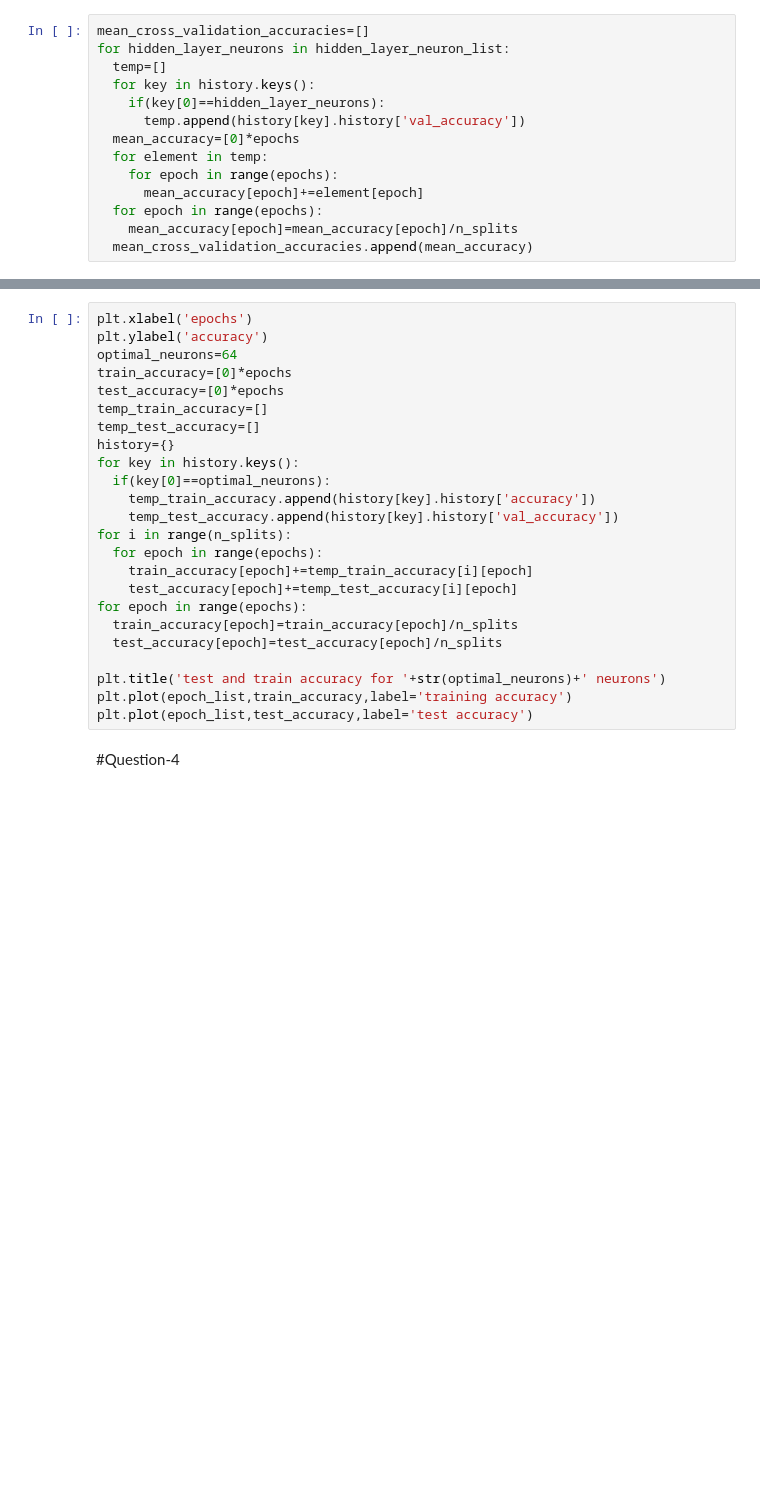
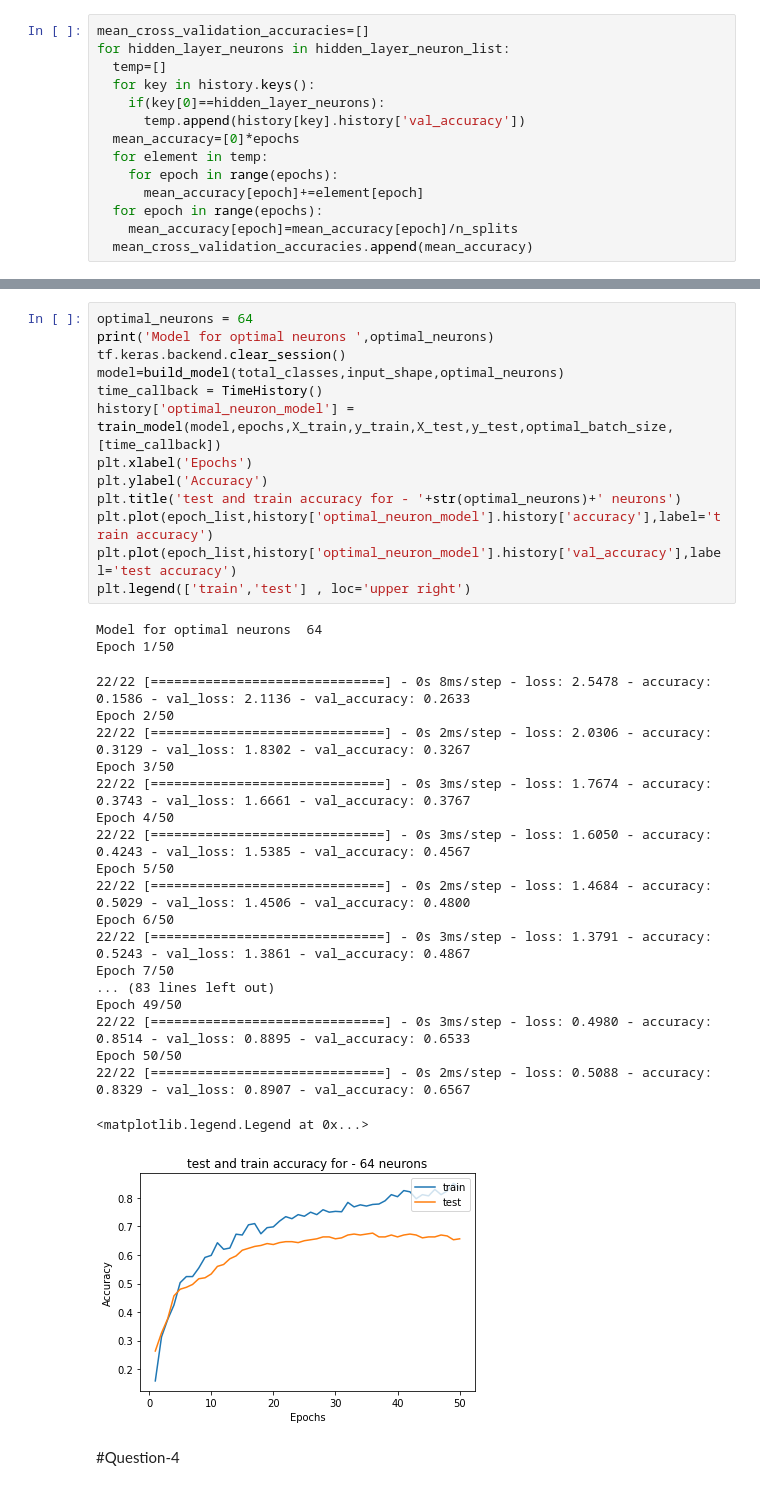
Before and after one commit to kirath2205/Neural-Network-Assignment-1, a Jupyter notebook: start_1a.ipynb, the cells around one changed output, grey strips where cells are left out. Cells and saved outputs as stored; diff of their text form; blank space fills up the shorter version.

```diff
--- a/start_1a.ipynb
+++ b/start_1a.ipynb
@@ -275,27 +348,38 @@ for index in range(len(hidden_layer_neuron_list)):
-# %%
-plt.xlabel('epochs')
-plt.ylabel('accuracy')
-optimal_neurons=64
-train_accuracy=[0]*epochs
-test_accuracy=[0]*epochs
-temp_train_accuracy=[]
-temp_test_accuracy=[]
-history={}
-for key in history.keys():
-  if(key[0]==optimal_neurons):
-    temp_train_accuracy.append(history[key].history['accuracy'])
-    temp_test_accuracy.append(history[key].history['val_accuracy'])
-for i in range(n_splits):
-  for epoch in range(epochs):
-    train_accuracy[epoch]+=temp_train_accuracy[i][epoch]
-    test_accuracy[epoch]+=temp_test_accuracy[i][epoch]
-for epoch in range(epochs):
-  train_accuracy[epoch]=train_accuracy[epoch]/n_splits
-  test_accuracy[epoch]=test_accuracy[epoch]/n_splits
-
-plt.title('test and train accuracy for '+str(optimal_neurons)+' neurons')
-plt.plot(epoch_list,train_accuracy,label='training accuracy')
-plt.plot(epoch_list,test_accuracy,label='test accuracy')
+# %%
+optimal_neurons = 64
+print('Model for optimal neurons ',optimal_neurons)
+tf.keras.backend.clear_session()
+model=build_model(total_classes,input_shape,optimal_neurons)
+time_callback = TimeHistory()
+history['optimal_neuron_model'] = train_model(model,epochs,X_train,y_train,X_test,y_test,optimal_batch_size,[time_callback])
+plt.xlabel('Epochs')
+plt.ylabel('Accuracy')
+plt.title('test and train accuracy for - '+str(optimal_neurons)+' neurons')
+plt.plot(epoch_list,history['optimal_neuron_model'].history['accuracy'],label='train accuracy')
+plt.plot(epoch_list,history['optimal_neuron_model'].history['val_accuracy'],label='test accuracy')
+plt.legend(['train','test'] , loc='upper right')
+# %% [output]
+Model for optimal neurons  64
+Epoch 1/50
+22/22 [==============================] - 0s 8ms/step - loss: 2.5478 - accuracy: 0.1586 - val_loss: 2.1136 - val_accuracy: 0.2633
+Epoch 2/50
+22/22 [==============================] - 0s 2ms/step - loss: 2.0306 - accuracy: 0.3129 - val_loss: 1.8302 - val_accuracy: 0.3267
+Epoch 3/50
+22/22 [==============================] - 0s 3ms/step - loss: 1.7674 - accuracy: 0.3743 - val_loss: 1.6661 - val_accuracy: 0.3767
+Epoch 4/50
+22/22 [==============================] - 0s 3ms/step - loss: 1.6050 - accuracy: 0.4243 - val_loss: 1.5385 - val_accuracy: 0.4567
+Epoch 5/50
+22/22 [==============================] - 0s 2ms/step - loss: 1.4684 - accuracy: 0.5029 - val_loss: 1.4506 - val_accuracy: 0.4800
+Epoch 6/50
+22/22 [==============================] - 0s 3ms/step - loss: 1.3791 - accuracy: 0.5243 - val_loss: 1.3861 - val_accuracy: 0.4867
+Epoch 7/50
+... (83 lines left out)
+Epoch 49/50
+22/22 [==============================] - 0s 3ms/step - loss: 0.4980 - accuracy: 0.8514 - val_loss: 0.8895 - val_accuracy: 0.6533
+Epoch 50/50
+22/22 [==============================] - 0s 2ms/step - loss: 0.5088 - accuracy: 0.8329 - val_loss: 0.8907 - val_accuracy: 0.6567
+<matplotlib.legend.Legend at 0x...>
+[figure, added]
 # %% [markdown]
 #Question-4
 # %%
```
Also changed, not shown: parts of 17 cells of this notebook.
